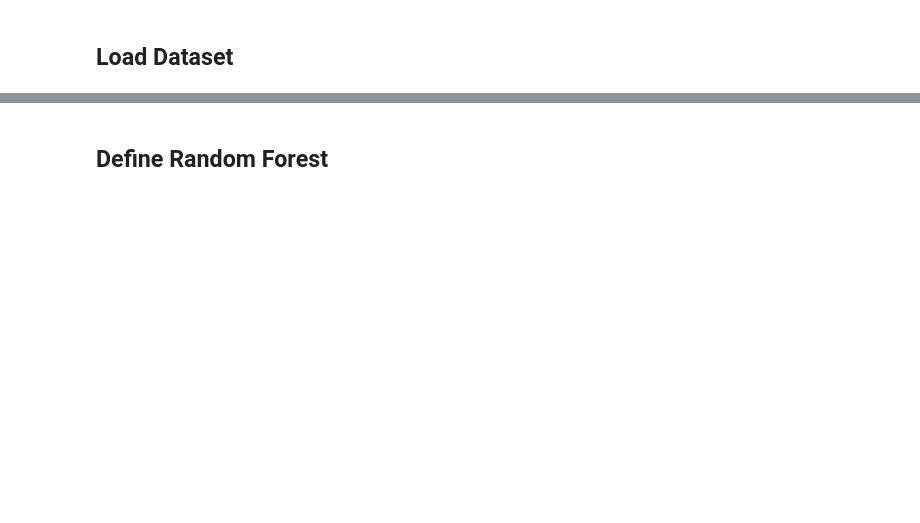
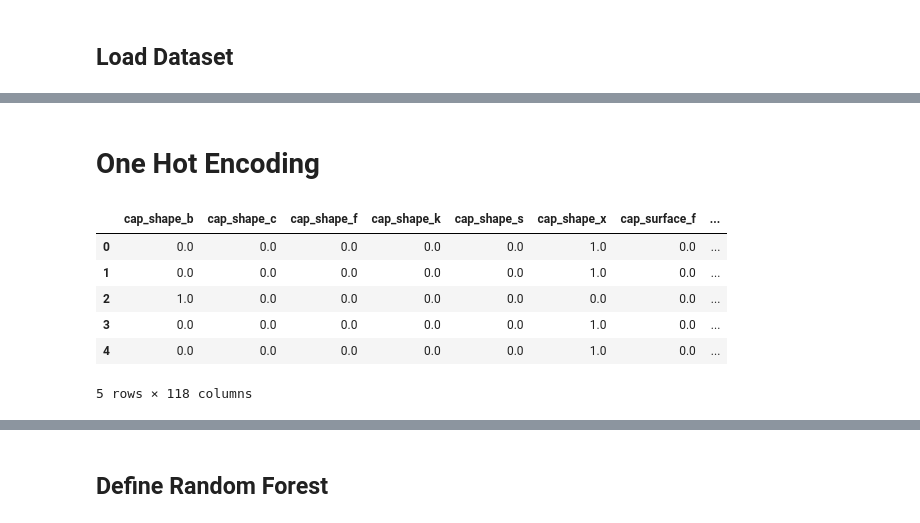
Before and after one commit to marioopv/iPRules, a Jupyter notebook: notebooks/IPRules/iPRules_GridSearch_example.ipynb, the cells around one changed output, grey strips where cells are left out. Saved outputs shown, nothing was run; the diff lists cells and outputs as text; code cells hidden in the pictures; blank space fills up the shorter version.

```diff
--- a/notebooks/IPRules/iPRules_GridSearch_example.ipynb
+++ b/notebooks/IPRules/iPRules_GridSearch_example.ipynb
@@ -28,0 +56,18 @@ pandas_dataset = pd.DataFrame(data= np.c_[dataset['data'], dataset['target']],
+# %% [markdown]
+# One Hot Encoding
+# %%
+enc = OneHotEncoder(sparse_output=False)
+encoded_array = enc.fit_transform(pandas_dataset.loc[:,feature_names])
+encoded_feature_names = enc.get_feature_names_out()
+df_encoded = pd.DataFrame(encoded_array,columns=encoded_feature_names)
+encoded_pandas_dataset = pd.concat([df_encoded, pandas_dataset],axis=1)
+encoded_pandas_dataset.drop(labels= feature_names,axis=1,inplace=True)
+encoded_pandas_dataset.head()
+# %% [output]
+|  | cap_shape_b | cap_shape_c | cap_shape_f | cap_shape_k | cap_shape_s | cap_shape_x | cap_surface_f | ... |
+| 0 | 0.0 | 0.0 | 0.0 | 0.0 | 0.0 | 1.0 | 0.0 | ... |
+| 1 | 0.0 | 0.0 | 0.0 | 0.0 | 0.0 | 1.0 | 0.0 | ... |
+| 2 | 1.0 | 0.0 | 0.0 | 0.0 | 0.0 | 0.0 | 0.0 | ... |
+| 3 | 0.0 | 0.0 | 0.0 | 0.0 | 0.0 | 1.0 | 0.0 | ... |
+| 4 | 0.0 | 0.0 | 0.0 | 0.0 | 0.0 | 1.0 | 0.0 | ... |
+5 rows × 118 columns
```
Also changed, not shown: parts of 21 cells of this notebook, 2 other files.
